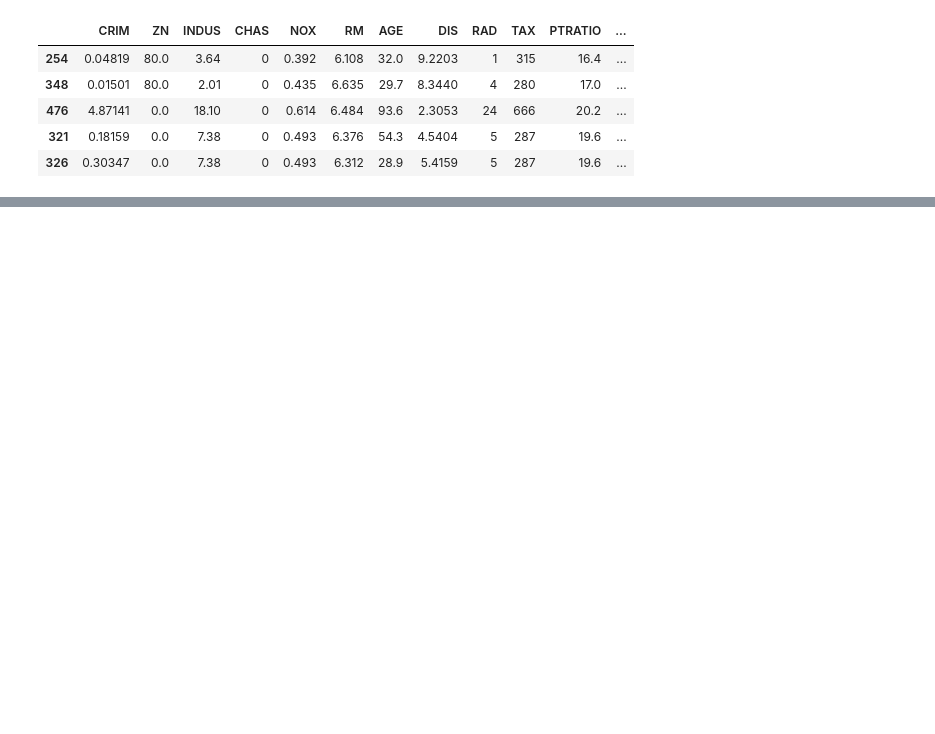
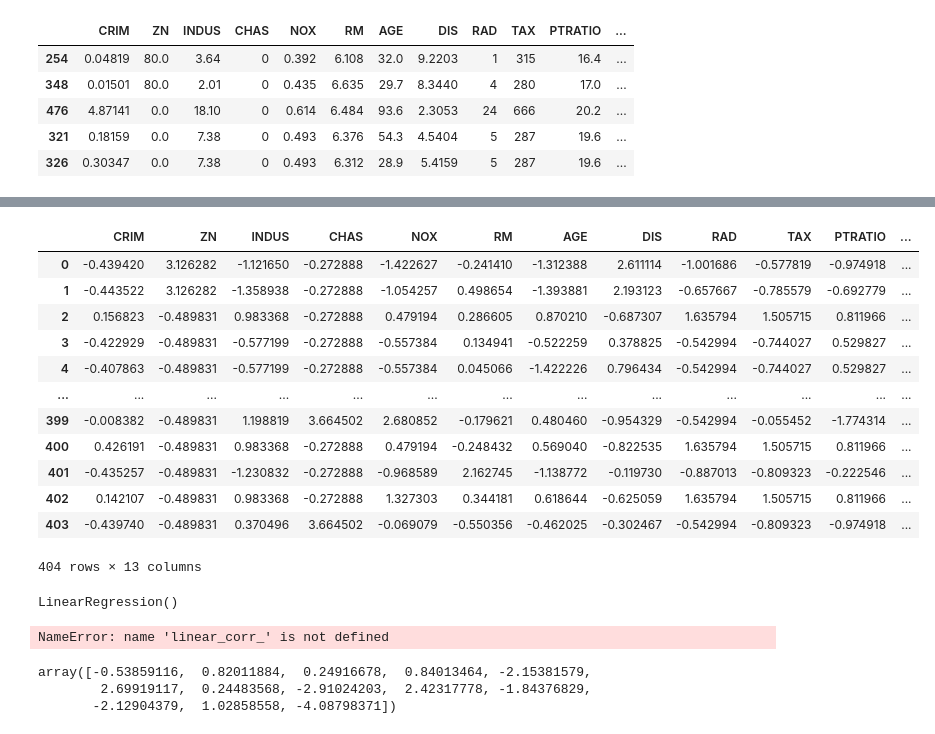
Before and after one commit to Vjeet83/Ml-projects, a Jupyter notebook: housing_price_prediction.ipynb, the cells around one changed output, grey strips where cells are left out. Saved outputs shown, nothing was run; the diff lists cells and outputs as text; code cells hidden in the pictures; blank space fills up the shorter version.

```diff
--- a/housing_price_prediction.ipynb
+++ b/housing_price_prediction.ipynb
@@ -236,0 +293,21 @@ my_pipeline = Pipeline ([
+# %%
+prepared_data = my_pipeline.fit_transform(dff)
+# %%
+# prepared_data =pd.dataframe(prepared_data, column = dff.columns)
+prepared_data_df = pd.DataFrame(prepared_data, columns=dff.columns)
+# %%
+prepared_data_df
+# %% [output]
+|  | CRIM | ZN | INDUS | CHAS | NOX | RM | AGE | DIS | RAD | TAX | PTRATIO | ... |
+| 0 | -0.439420 | 3.126282 | -1.121650 | -0.272888 | -1.422627 | -0.241410 | -1.312388 | 2.611114 | -1.001686 | -0.577819 | -0.974918 | ... |
+| 1 | -0.443522 | 3.126282 | -1.358938 | -0.272888 | -1.054257 | 0.498654 | -1.393881 | 2.193123 | -0.657667 | -0.785579 | -0.692779 | ... |
+| 2 | 0.156823 | -0.489831 | 0.983368 | -0.272888 | 0.479194 | 0.286605 | 0.870210 | -0.687307 | 1.635794 | 1.505715 | 0.811966 | ... |
+| 3 | -0.422929 | -0.489831 | -0.577199 | -0.272888 | -0.557384 | 0.134941 | -0.522259 | 0.378825 | -0.542994 | -0.744027 | 0.529827 | ... |
+| 4 | -0.407863 | -0.489831 | -0.577199 | -0.272888 | -0.557384 | 0.045066 | -1.422226 | 0.796434 | -0.542994 | -0.744027 | 0.529827 | ... |
+| ... | ... | ... | ... | ... | ... | ... | ... | ... | ... | ... | ... | ... |
+| 399 | -0.008382 | -0.489831 | 1.198819 | 3.664502 | 2.680852 | -0.179621 | 0.480460 | -0.954329 | -0.542994 | -0.055452 | -1.774314 | ... |
+| 400 | 0.426191 | -0.489831 | 0.983368 | -0.272888 | 0.479194 | -0.248432 | 0.569040 | -0.822535 | 1.635794 | 1.505715 | 0.811966 | ... |
+| 401 | -0.435257 | -0.489831 | -1.230832 | -0.272888 | -0.968589 | 2.162745 | -1.138772 | -0.119730 | -0.887013 | -0.809323 | -0.222546 | ... |
+| 402 | 0.142107 | -0.489831 | 0.983368 | -0.272888 | 1.327303 | 0.344181 | 0.618644 | -0.625059 | 1.635794 | 1.505715 | 0.811966 | ... |
+| 403 | -0.439740 | -0.489831 | 0.370496 | 3.664502 | -0.069079 | -0.550356 | -0.462025 | -0.302467 | -0.542994 | -0.809323 | -0.974918 | ... |
+404 rows × 13 columns
@@ -236,0 +320,14 @@ my_pipeline = Pipeline ([
+# %%
+lr.fit(prepared_data_df , dff_target)
+# %% [output]
+LinearRegression()
+# %%
+linear_corr_
+# %% [output]
+NameError: name 'linear_corr_' is not defined
+# %%
+lr.coef_       # it show the weights?cofficient of liear model
+# %% [output]
+array([-0.53859116,  0.82011884,  0.24916678,  0.84013464, -2.15381579,
+        2.69919117,  0.24483568, -2.91024203,  2.42317778, -1.84376829,
+       -2.12904379,  1.02858558, -4.08798371])
```
Also changed, not shown: parts of 32 cells of this notebook.
